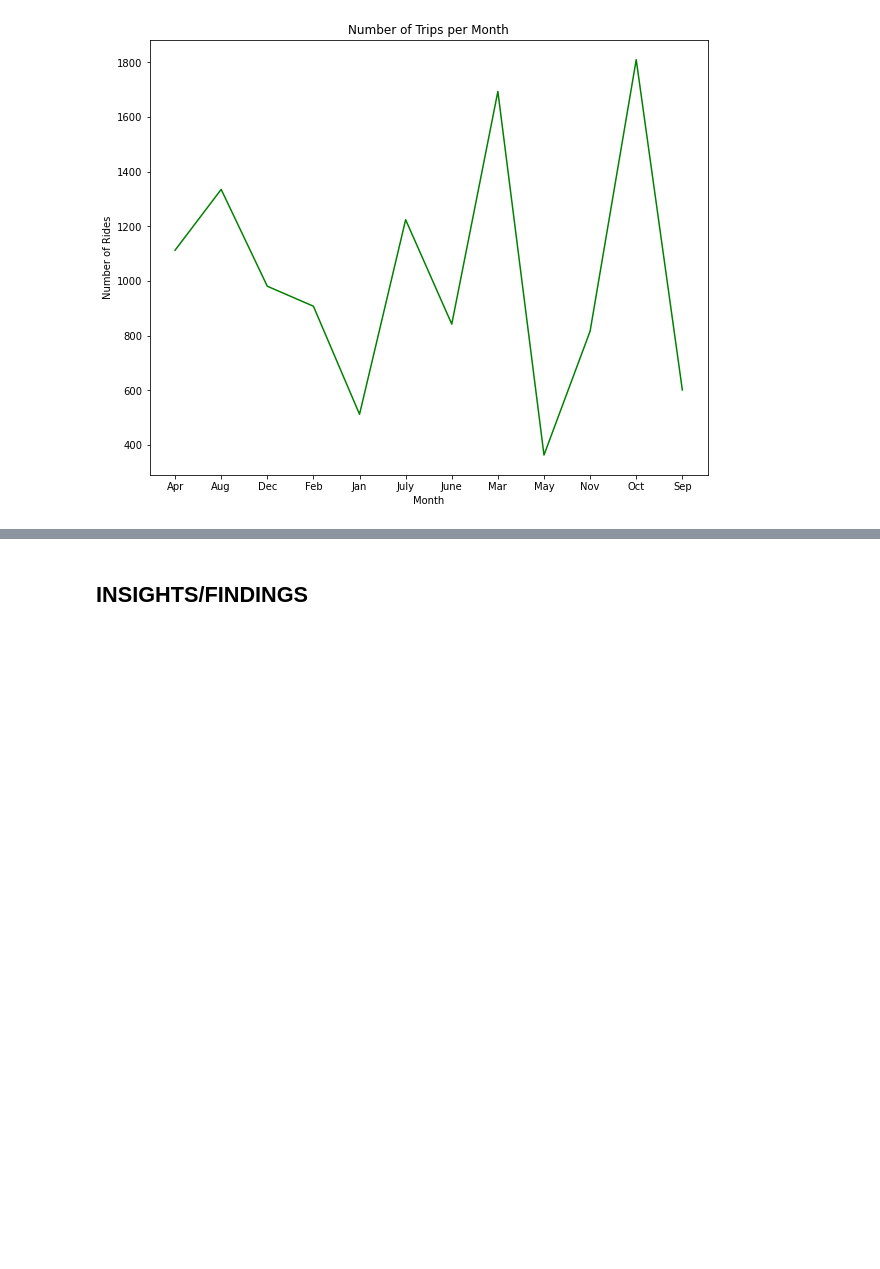
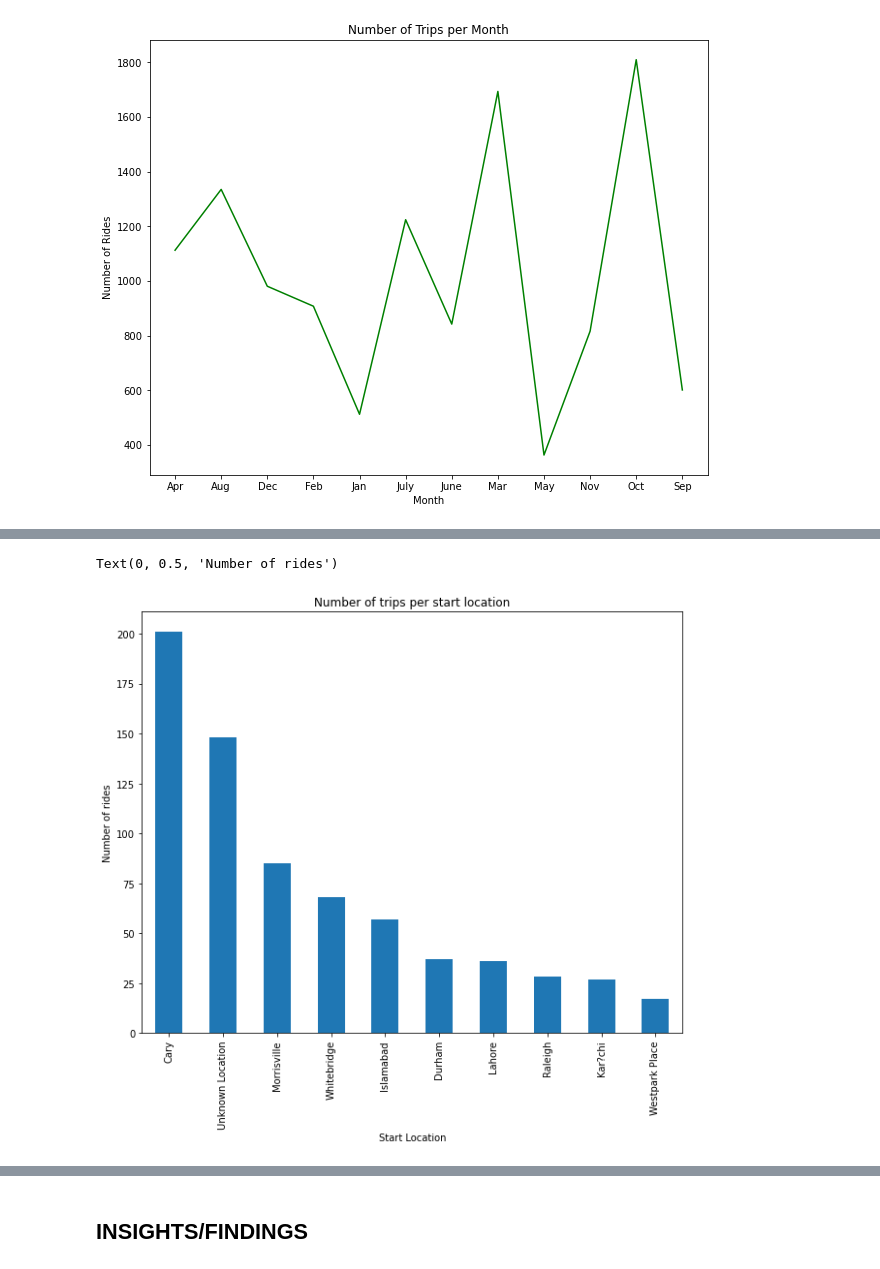
Before and after one commit to SandyCOG/EDA-on-Uber-rides, a Jupyter notebook: uber-rides-data-analysis.ipynb, the cells around one changed output, grey strips where cells are left out. Drawn from its saved outputs; the diff is of its cells as text; code cells hidden in the pictures; blank space fills up the shorter version.

```diff
--- a/uber-rides-data-analysis.ipynb
+++ b/uber-rides-data-analysis.ipynb
@@ -324,0 +373,8 @@ plt.plot(df.groupby(['Month'])['Miles'].sum(),'g')
+# %%
+df.Start_location.value_counts().nlargest(10).plot(kind='bar', figsize=(10,8))
+plt.title('Number of trips per start location')
+plt.xlabel('Start Location')
+plt.ylabel('Number of rides')
+# %% [output]
+Text(0, 0.5, 'Number of rides')
+[figure, added]
```
Also changed, not shown: parts of 8 cells of this notebook.
